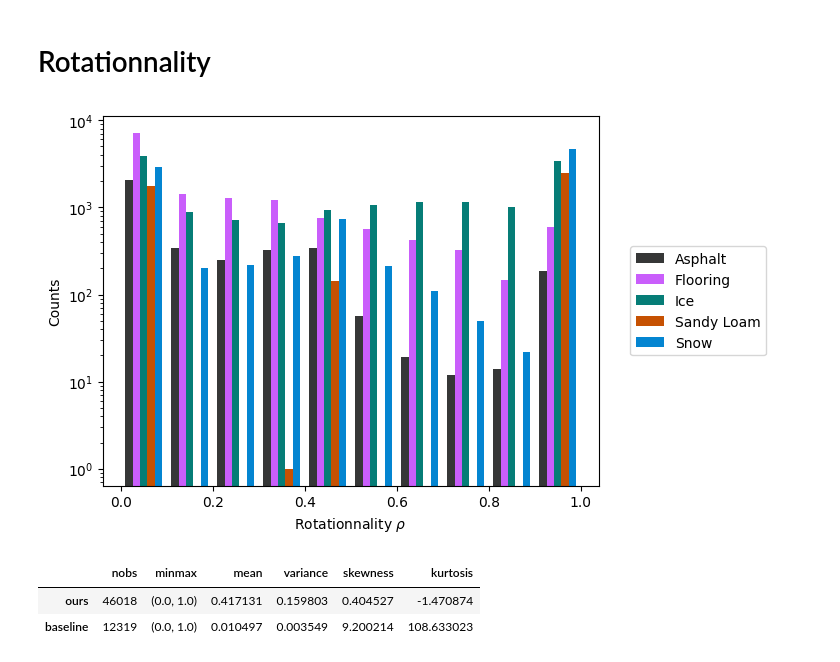
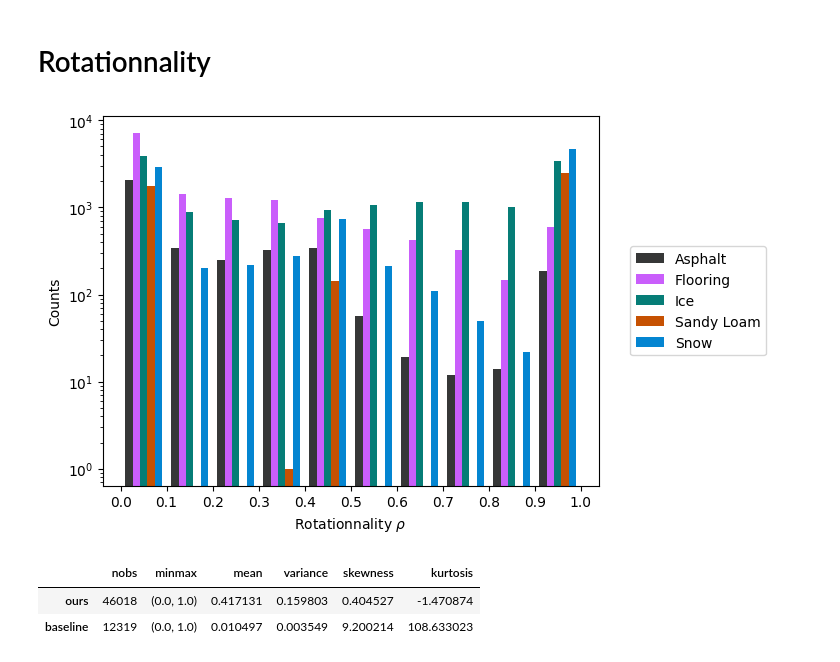
Before and after one commit to norlab-ulaval/BorealTC, a Jupyter notebook: analysis/dataset-violins.ipynb, the cells around one changed output. Saved outputs shown, nothing was run; the diff lists cells and outputs as text; code cells hidden in the pictures.

```diff
--- a/analysis/dataset-violins.ipynb
+++ b/analysis/dataset-violins.ipynb
@@ -178,23 +185,25 @@ vulpi_pro["rho"] = (
 # %%
 fig, ax = plt.subplots()
 
 terrains = sorted(husky_pro.terrain.unique())
 rhos = [husky_pro[husky_pro.terrain == terr].rho for terr in terrains]
 labels = [lab.replace("_", " ").title() for lab in terrains]
 cols = [PLOTCOLORS[lab.lower()] for lab in labels]
 
 ax.hist(
     rhos,
     label=labels,
     color=cols,
     log=True,
 )
 ax.legend(loc="center left", bbox_to_anchor=(1.05, 0.5))
 ax.set_xlabel("Rotationnality $\\rho$")
 ax.set_ylabel("Counts")
+ticks = np.round(0.1 * np.arange(11), 1)
+ax.set_xticks(ticks, ticks)
 plt.show()
 # %% [output]
-[figure, old version]
+[figure, new version]
 # %%
 rho_desc = {
     "ours": stats.describe(husky_pro.rho.dropna())._asdict(),
```
Also changed, not shown: parts of 4 cells of this notebook.
